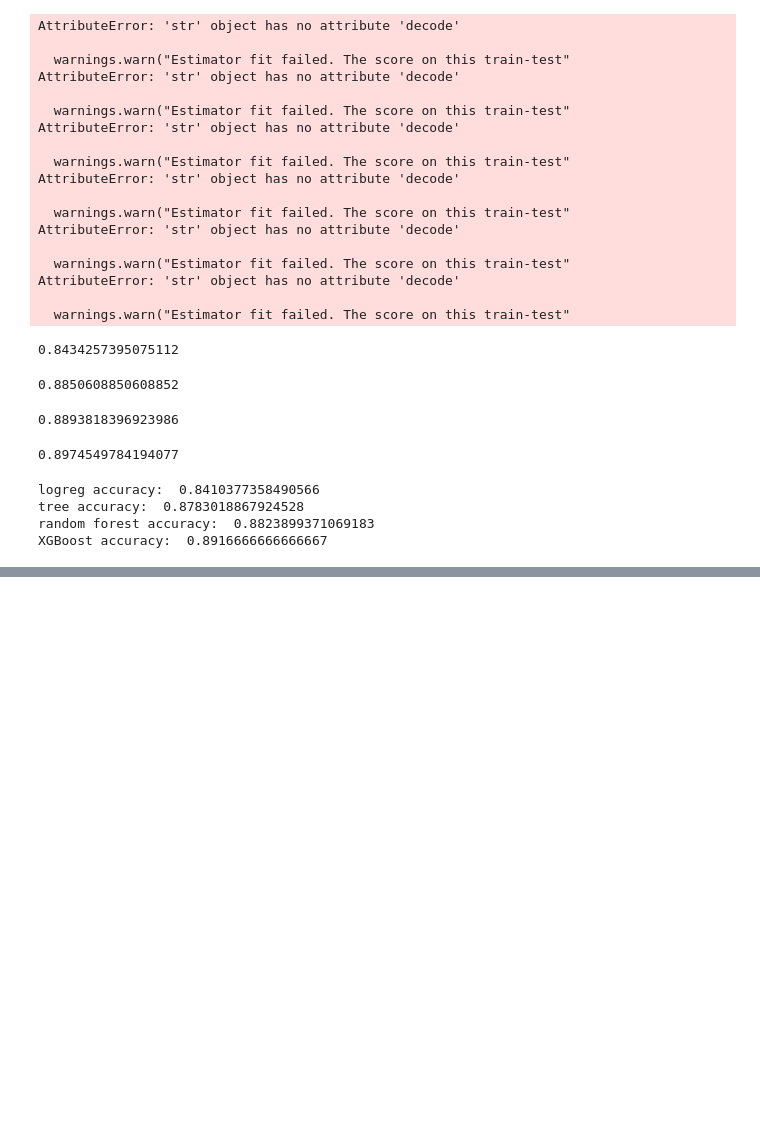
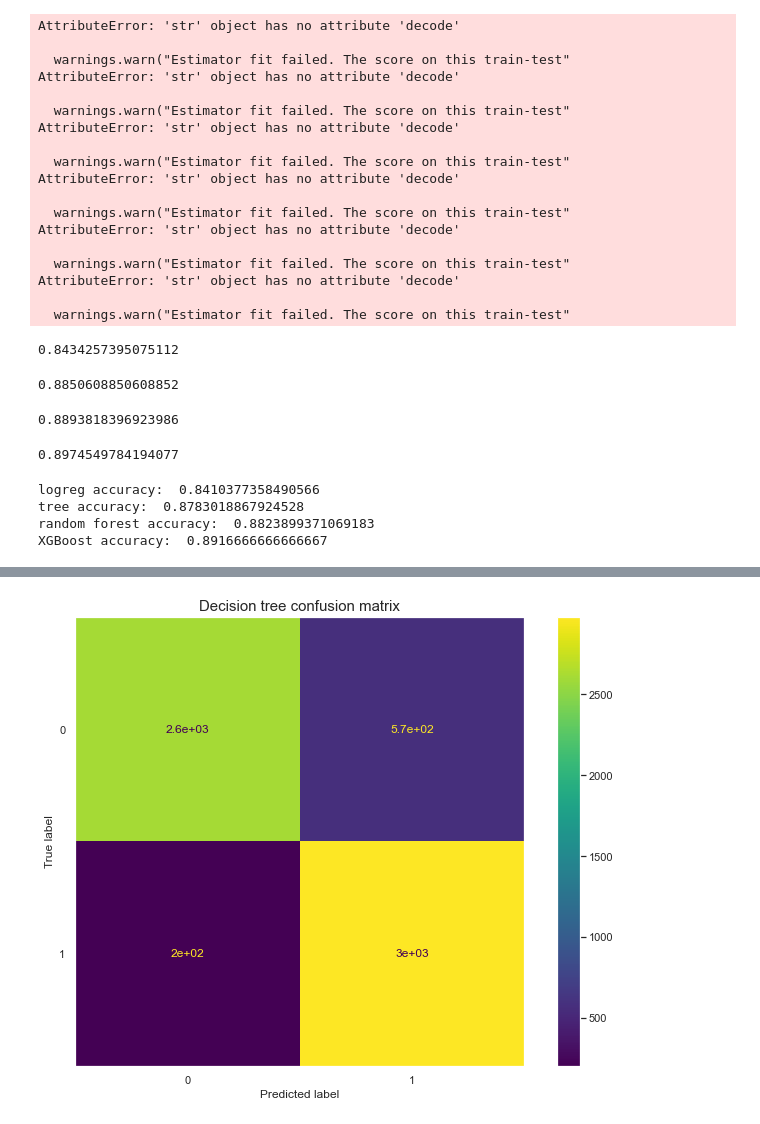
Before and after one commit to BorovTech/MLOps_project, a Jupyter notebook: Classification models/src/baseline construction.ipynb, the cells around one changed output, grey strips where cells are left out. Cells and saved outputs as stored; diff of their text form; code cells hidden in the pictures; blank space fills up the shorter version.

```diff
--- a/Classification models/src/baseline construction.ipynb
+++ b/Classification models/src/baseline construction.ipynb
@@ -153,0 +173,9 @@ print('XGBoost accuracy: ', best_boost.score(x_test,y_test))
+# %%
+cm = confusion_matrix(y_test, pred_tree)
+disp = ConfusionMatrixDisplay(confusion_matrix=cm,
+                              display_labels =['0','1'])
+disp.plot()
+disp.ax_.set_title('Decision tree confusion matrix',size=15)
+disp.ax_.grid(False)
+# %% [output]
+[figure, added]
```
Also changed, not shown: parts of 12 cells of this notebook.
